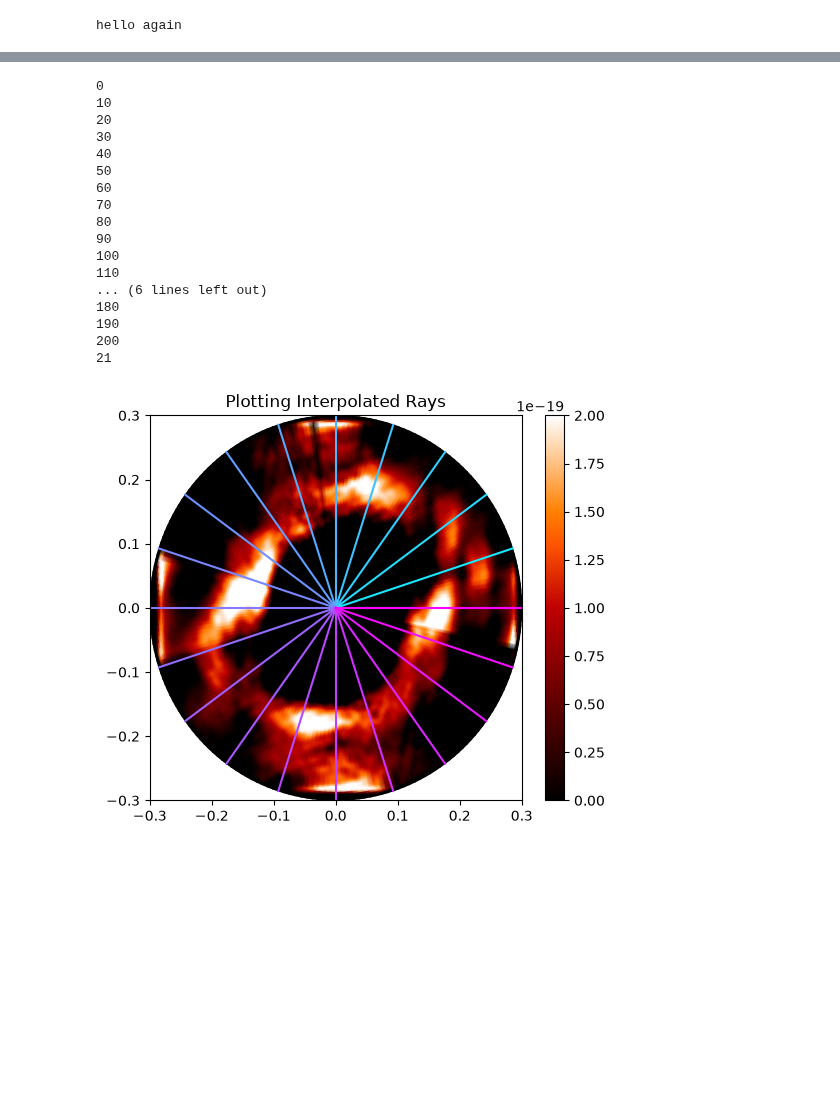
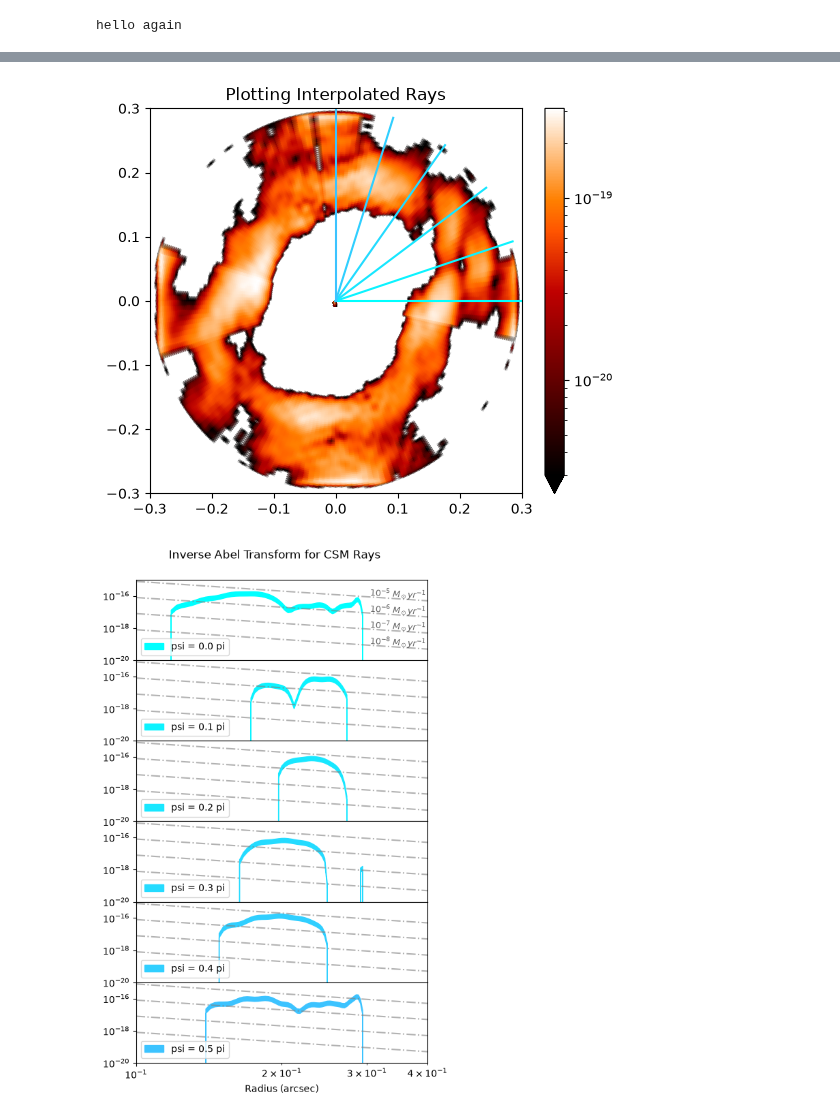
Before and after one commit to imanbeh/csm_pipeline, a Jupyter notebook: csm_graph_abel_making.ipynb, the cells around one changed output, grey strips where cells are left out. Saved outputs shown, nothing was run; the diff lists cells and outputs as text; code cells hidden in the pictures; blank space fills up the shorter version.

Commit message:
make all around ray visual for iat

```diff
--- a/csm_graph_abel_making.ipynb
+++ b/csm_graph_abel_making.ipynb
@@ -242,21 +65,5 @@ plot_rayss(x_grid_csm,y_grid_csm,interp_csm,vmax=0.0002,shift=True)
 # %%
-plot_rayss(x_grid_csm,y_grid_csm,csm_abel,vmax=2e-19,shift=True)
+plot_sections(x_grid_csm,y_grid_csm,radius_2d_arc_csm,csm_abel,vmax=9e-20,shift=True,line_a=0,line_b=5)
 # %% [output]
-0
-10
-20
-30
-40
-50
-60
-70
-80
-90
-100
-110
-... (6 lines left out)
-180
-190
-200
-21
-[figure, old version]
+[figure, new version]
+[figure, added]
```
Also changed, not shown: parts of 22 cells of this notebook.
